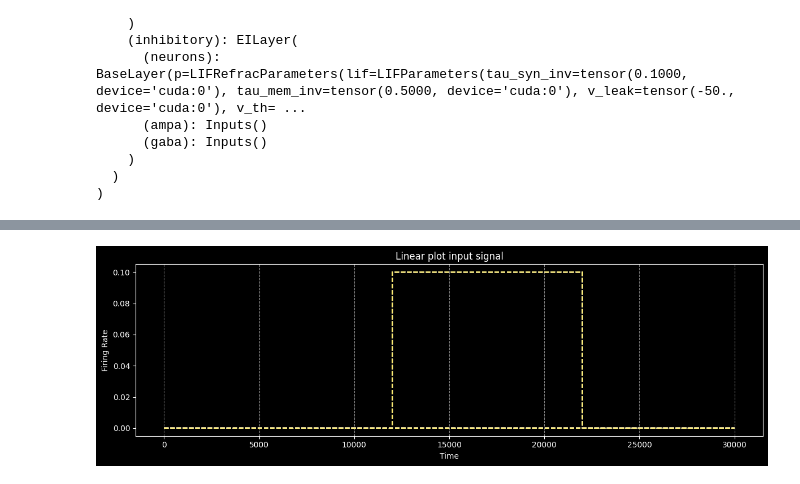
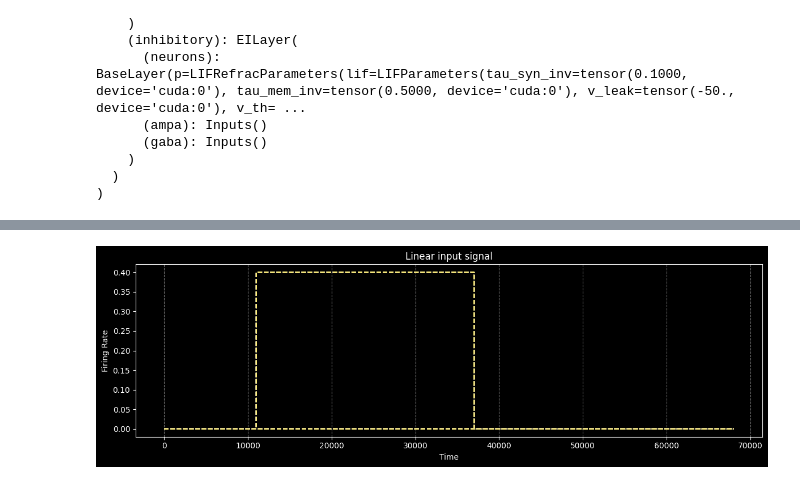
Before and after one commit to BorjaEst/spatial-navigation, a Jupyter notebook: notebooks/EIModel-Balanced.ipynb, the cells around one changed output, grey strips where cells are left out. Saved outputs shown, nothing was run; the diff lists cells and outputs as text; code cells hidden in the pictures.

```diff
--- a/notebooks/EIModel-Balanced.ipynb
+++ b/notebooks/EIModel-Balanced.ipynb
@@ -40,3 +33,8 @@ ymin, ymax = 0, 20
+# %%
+decoder = ehc.decoders.HannDecoder(window_length=1000)
+current = 0.4  # Input current
+xmin, xmax = 0, 20  # Neurons with added current
+ymin, ymax = 0, 20
 # %%
 w = model.excitatory.gaba.w.detach().cpu()
 mask = model.excitatory.gaba.mask.detach().cpu()
@@ -48,8 +46,8 @@ plt.show()
 # %%
-signal_in = torch.zeros(30000, 40).to(ehc.device)
-signal_in[12000:22000, xmin:xmax] = signal_gain
+signal_in = torch.zeros(68000, 80).to(ehc.device)
+signal_in[11000:37000, xmin:xmax] = current
 signal_loader = iter(signal_in)
-plots.signal(signal_in.cpu(), "Linear plot input signal")
+plots.signal(signal_in.cpu(), "Linear input signal")
 plt.show()
 # %% [output]
-[figure, old version]
+[figure, new version]
```
Also changed, not shown: parts of 13 cells of this notebook, 1 other file.
